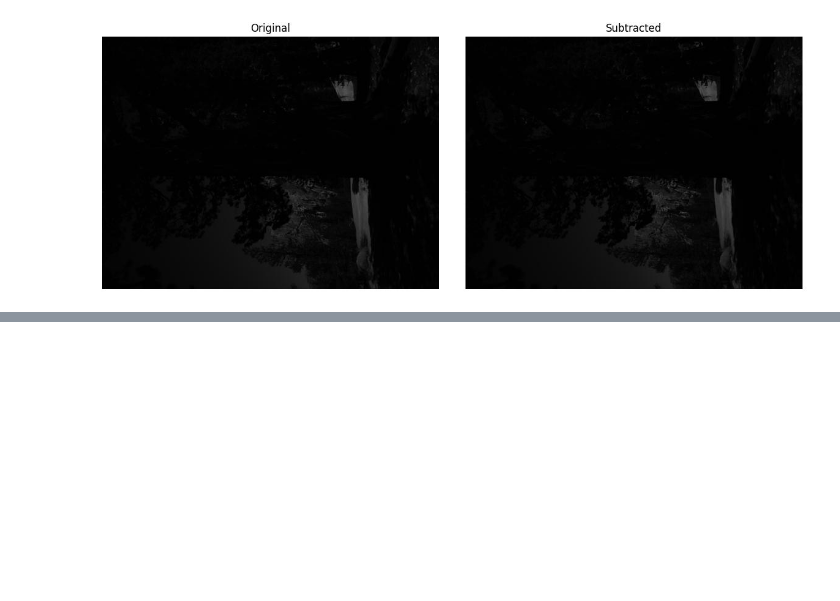
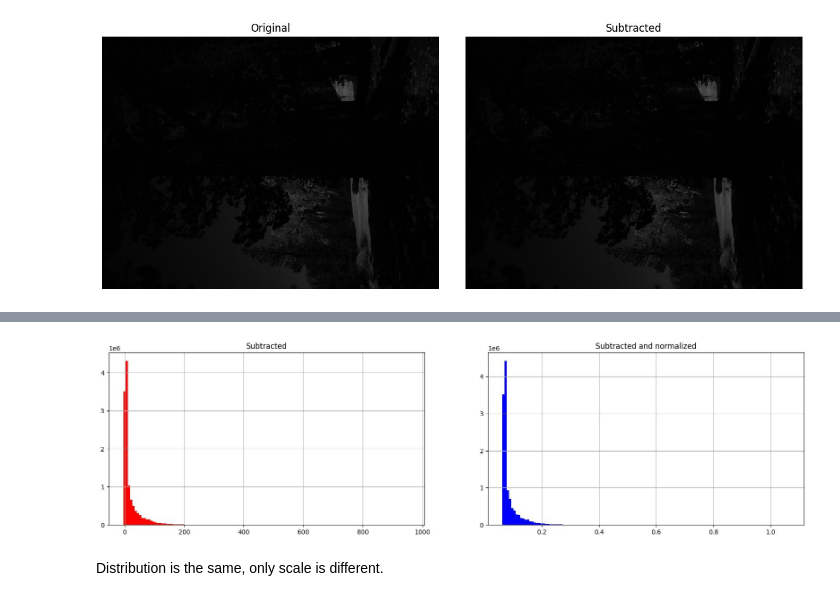
Before and after one commit to Andrei-Aksionov/ISPFoundry, a Jupyter notebook: src/phase_1/step_1_black_level_subtraction/black_level_subtraction.ipynb, the cells around one changed output, grey strips where cells are left out. Drawn from its saved outputs; the diff is of its cells as text; code cells hidden in the pictures; blank space fills up the shorter version.

```diff
--- a/src/phase_1/step_1_black_level_subtraction/black_level_subtraction.ipynb
+++ b/src/phase_1/step_1_black_level_subtraction/black_level_subtraction.ipynb
@@ -88,0 +101,11 @@ As anticipated, the pixel distribution remained unchanged, but it was only shift
+# %%
+raw_image_normalized = normalize_image(raw_image, metadata)
+
+imgs = (raw_image_subtracted, raw_image_normalized)
+titles = ("Subtracted", "Subtracted and normalized")
+
+plot_histograms(imgs, titles, plot_comparison=False)
+# %% [output]
+[figure, added]
+# %% [markdown]
+Distribution is the same, only scale is different.
```
Also changed, not shown: parts of 8 cells of this notebook, 1 other file.
